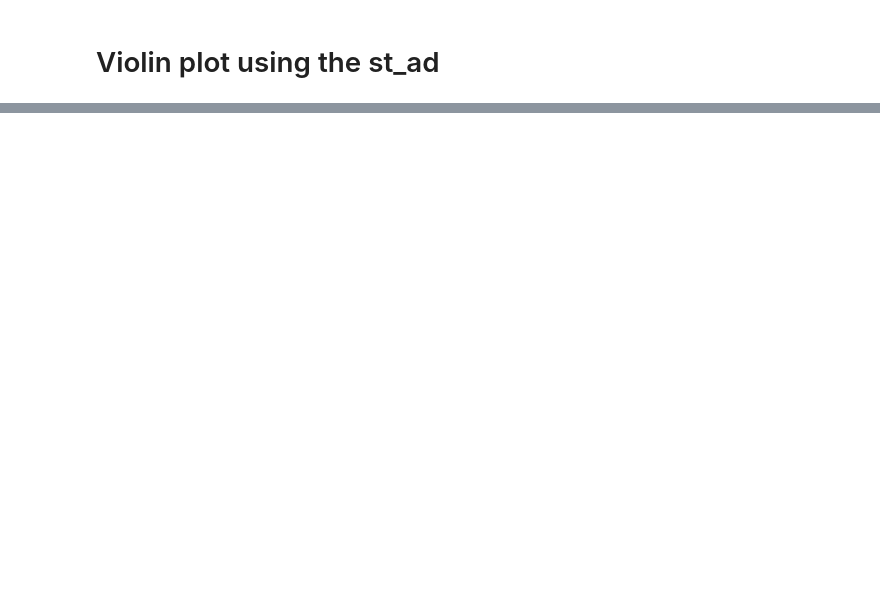
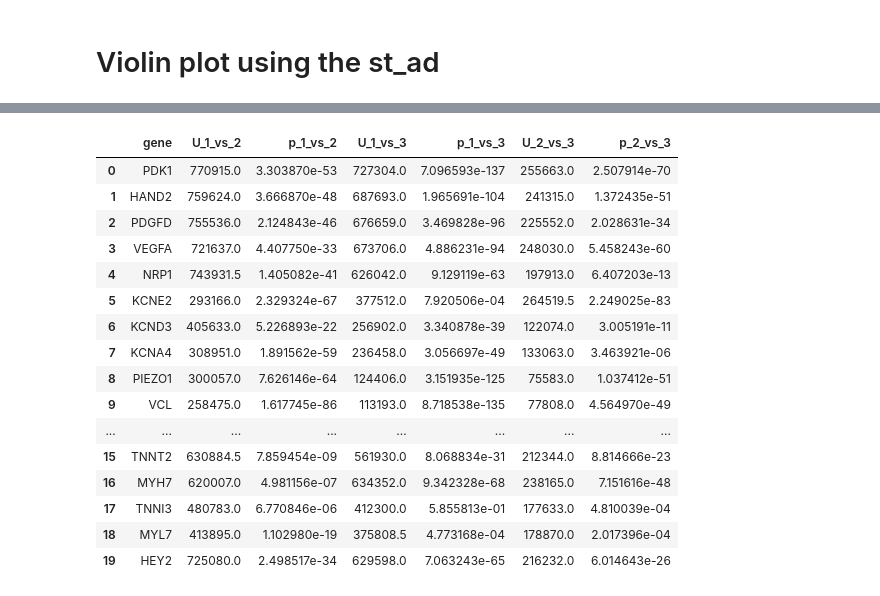
Before and after one commit to LiuLab-Bioelectronics-Harvard/Graphene_seq, a Jupyter notebook: notebooks/Supplementary_Figure9.ipynb, the cells around one changed output, grey strips where cells are left out. Drawn from its saved outputs; the diff is of its cells as text; code cells hidden in the pictures; blank space fills up the shorter version.

```diff
--- a/notebooks/Supplementary_Figure9.ipynb
+++ b/notebooks/Supplementary_Figure9.ipynb
@@ -117 +127,55 @@ See the caveats in the documentation: https://pandas.pydata.org/pandas-docs/stab
 [figure]
+# %%
+results = []
+
+for feature in available_genes:
+    temp_df = pd.DataFrame({
+        'Expression': gene_expression_marker[feature].values,
+        'Cell_Type': cell_type_labels.values
+    }).dropna()
+
+    group1 = temp_df[temp_df['Cell_Type'] == '1']['Expression']
+    group2 = temp_df[temp_df['Cell_Type'] == '2']['Expression']
+    group3 = temp_df[temp_df['Cell_Type'] == '3']['Expression']
+
+    def safe_mwu_full(x, y):
+        if len(x) == 0 or len(y) == 0:
+            return np.nan, np.nan
+        res = mannwhitneyu(x, y, alternative='two-sided')
+        return res.statistic, res.pvalue
+
+    U_12, p_12 = safe_mwu_full(group1, group2)
+    U_13, p_13 = safe_mwu_full(group1, group3)
+    U_23, p_23 = safe_mwu_full(group2, group3)
+
+    results.append({
+        'gene': feature,
+        'U_1_vs_2': U_12,
+        'p_1_vs_2': p_12,
+        'U_1_vs_3': U_13,
+        'p_1_vs_3': p_13,
+        'U_2_vs_3': U_23,
+        'p_2_vs_3': p_23,
+    })
+
+results_df = pd.DataFrame(results)
+# %%
+results_df
+# %% [output]
+|  | gene | U_1_vs_2 | p_1_vs_2 | U_1_vs_3 | p_1_vs_3 | U_2_vs_3 | p_2_vs_3 |
+| 0 | PDK1 | 770915.0 | 3.303870e-53 | 727304.0 | 7.096593e-137 | 255663.0 | 2.507914e-70 |
+| 1 | HAND2 | 759624.0 | 3.666870e-48 | 687693.0 | 1.965691e-104 | 241315.0 | 1.372435e-51 |
+| 2 | PDGFD | 755536.0 | 2.124843e-46 | 676659.0 | 3.469828e-96 | 225552.0 | 2.028631e-34 |
+| 3 | VEGFA | 721637.0 | 4.407750e-33 | 673706.0 | 4.886231e-94 | 248030.0 | 5.458243e-60 |
+| 4 | NRP1 | 743931.5 | 1.405082e-41 | 626042.0 | 9.129119e-63 | 197913.0 | 6.407203e-13 |
+| 5 | KCNE2 | 293166.0 | 2.329324e-67 | 377512.0 | 7.920506e-04 | 264519.5 | 2.249025e-83 |
+| 6 | KCND3 | 405633.0 | 5.226893e-22 | 256902.0 | 3.340878e-39 | 122074.0 | 3.005191e-11 |
+| 7 | KCNA4 | 308951.0 | 1.891562e-59 | 236458.0 | 3.056697e-49 | 133063.0 | 3.463921e-06 |
+| 8 | PIEZO1 | 300057.0 | 7.626146e-64 | 124406.0 | 3.151935e-125 | 75583.0 | 1.037412e-51 |
+| 9 | VCL | 258475.0 | 1.617745e-86 | 113193.0 | 8.718538e-135 | 77808.0 | 4.564970e-49 |
+| ... | ... | ... | ... | ... | ... | ... | ... |
+| 15 | TNNT2 | 630884.5 | 7.859454e-09 | 561930.0 | 8.068834e-31 | 212344.0 | 8.814666e-23 |
+| 16 | MYH7 | 620007.0 | 4.981156e-07 | 634352.0 | 9.342328e-68 | 238165.0 | 7.151616e-48 |
+| 17 | TNNI3 | 480783.0 | 6.770846e-06 | 412300.0 | 5.855813e-01 | 177633.0 | 4.810039e-04 |
+| 18 | MYL7 | 413895.0 | 1.102980e-19 | 375808.5 | 4.773168e-04 | 178870.0 | 2.017396e-04 |
+| 19 | HEY2 | 725080.0 | 2.498517e-34 | 629598.0 | 7.063243e-65 | 216232.0 | 6.014643e-26 |
```
Also changed, not shown: parts of 2 cells of this notebook, 16 other files.
